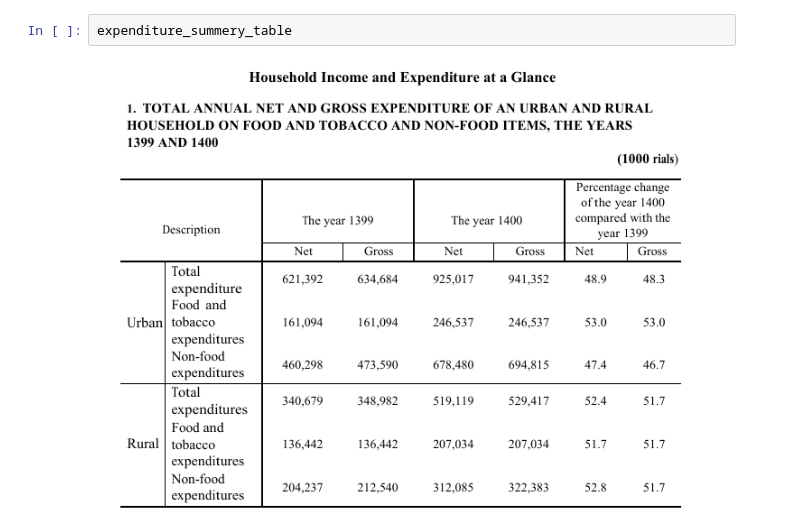
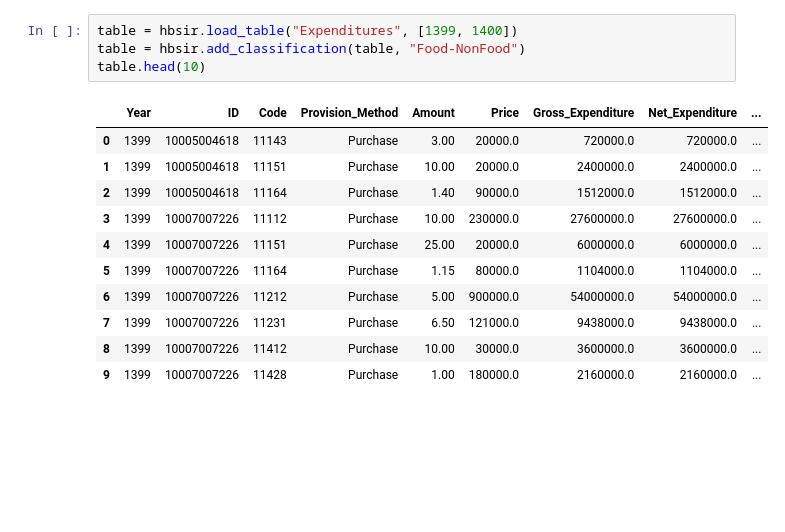
Before and after one commit to Iran-Open-Data/HBSIR_OLD, a Jupyter notebook: examples/ISC/1400/summery-results.ipynb, the cells around one changed output. Drawn from its saved outputs; the diff is of its cells as text; blank space fills up the shorter version.

```diff
--- a/examples/ISC/1400/summery-results.ipynb
+++ b/examples/ISC/1400/summery-results.ipynb
@@ -127,4 +44,16 @@ final_table.style.format("{:,.0f}")
-# %%
-expenditure_summery_table
-# %% [output]
-[figure, removed]
+# %%
+table = hbsir.load_table("Expenditures", [1399, 1400])
+table = hbsir.add_classification(table, "Food-NonFood")
+table.head(10)
+# %% [output]
+|  | Year | ID | Code | Provision_Method | Amount | Price | Gross_Expenditure | Net_Expenditure | ... |
+| 0 | 1399 | 10005004618 | 11143 | Purchase | 3.00 | 20000.0 | 720000.0 | 720000.0 | ... |
+| 1 | 1399 | 10005004618 | 11151 | Purchase | 10.00 | 20000.0 | 2400000.0 | 2400000.0 | ... |
+| 2 | 1399 | 10005004618 | 11164 | Purchase | 1.40 | 90000.0 | 1512000.0 | 1512000.0 | ... |
+| 3 | 1399 | 10007007226 | 11112 | Purchase | 10.00 | 230000.0 | 27600000.0 | 27600000.0 | ... |
+| 4 | 1399 | 10007007226 | 11151 | Purchase | 25.00 | 20000.0 | 6000000.0 | 6000000.0 | ... |
+| 5 | 1399 | 10007007226 | 11164 | Purchase | 1.15 | 80000.0 | 1104000.0 | 1104000.0 | ... |
+| 6 | 1399 | 10007007226 | 11212 | Purchase | 5.00 | 900000.0 | 54000000.0 | 54000000.0 | ... |
+| 7 | 1399 | 10007007226 | 11231 | Purchase | 6.50 | 121000.0 | 9438000.0 | 9438000.0 | ... |
+| 8 | 1399 | 10007007226 | 11412 | Purchase | 10.00 | 30000.0 | 3600000.0 | 3600000.0 | ... |
+| 9 | 1399 | 10007007226 | 11428 | Purchase | 1.00 | 180000.0 | 2160000.0 | 2160000.0 | ... |
```
Also changed, not shown: parts of 9 cells of this notebook.
